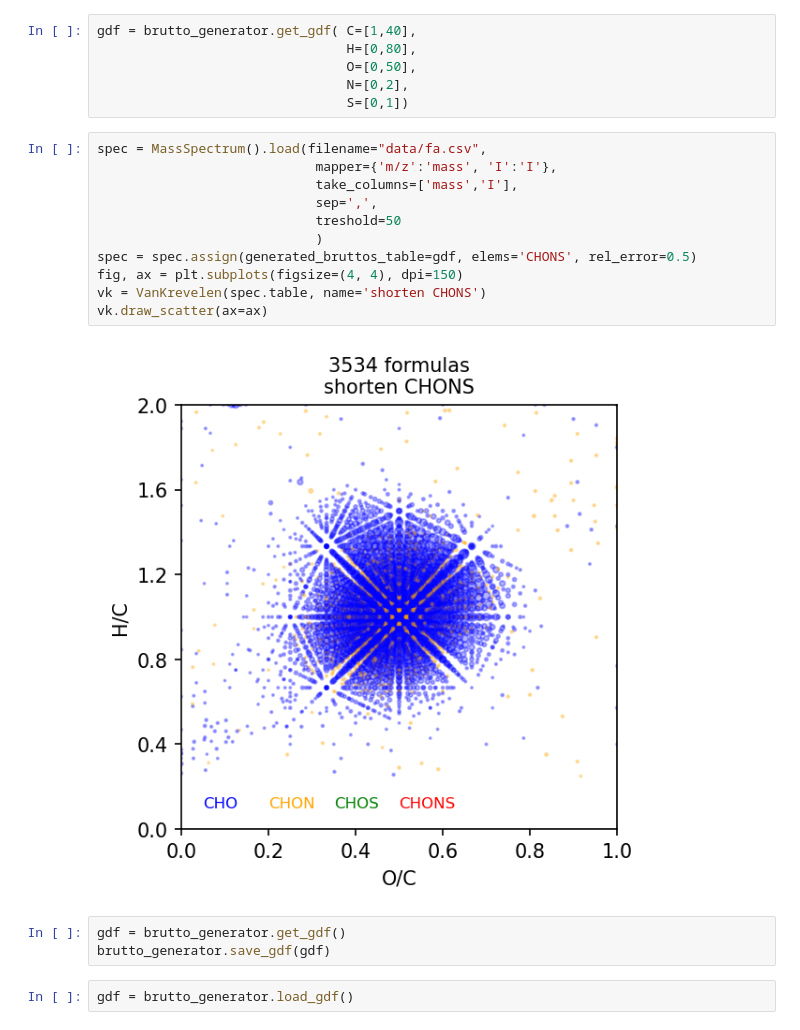
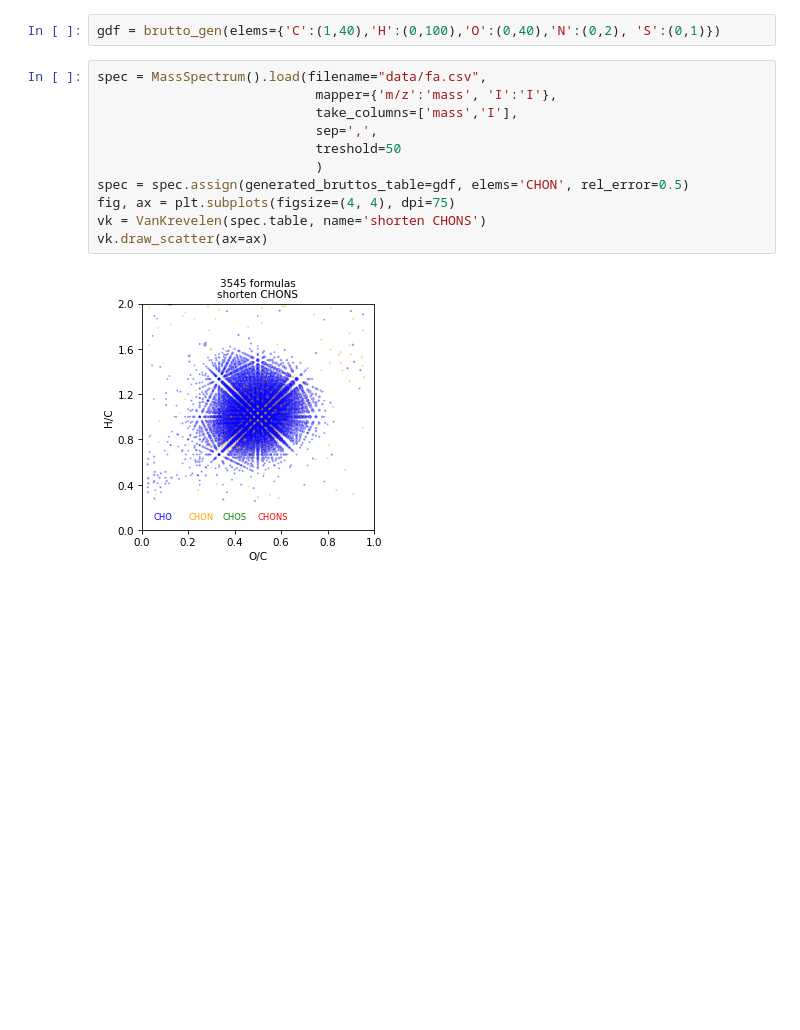
Before and after one commit to NOMspectra/NOMspectra, a Jupyter notebook: generate_brutto_example.ipynb, the cells around one changed output. Saved outputs shown, nothing was run; the diff lists cells and outputs as text; blank space fills up the shorter version.

```diff
--- a/generate_brutto_example.ipynb
+++ b/generate_brutto_example.ipynb
@@ -41,24 +23,15 @@ vk.draw_scatter(ax=ax)
 # %%
-gdf = brutto_generator.get_gdf( C=[1,40],
-                                H=[0,80],
-                                O=[0,50],
-                                N=[0,2],
-                                S=[0,1])
+gdf = brutto_gen(elems={'C':(1,40),'H':(0,100),'O':(0,40),'N':(0,2), 'S':(0,1)})
 # %%
 spec = MassSpectrum().load(filename="data/fa.csv",
                             mapper={'m/z':'mass', 'I':'I'},
                             take_columns=['mass','I'],
                             sep=',',
                             treshold=50
                             )
-spec = spec.assign(generated_bruttos_table=gdf, elems='CHONS', rel_error=0.5)
-fig, ax = plt.subplots(figsize=(4, 4), dpi=150)
+spec = spec.assign(generated_bruttos_table=gdf, elems='CHON', rel_error=0.5)
+fig, ax = plt.subplots(figsize=(4, 4), dpi=75)
 vk = VanKrevelen(spec.table, name='shorten CHONS')
 vk.draw_scatter(ax=ax)
 # %% [output]
-[figure, old version]
+[figure, new version]
-# %%
-gdf = brutto_generator.get_gdf()
-brutto_generator.save_gdf(gdf)
-# %%
-gdf = brutto_generator.load_gdf()
```
Also changed, not shown: parts of 5 cells of this notebook, 10 other files.
